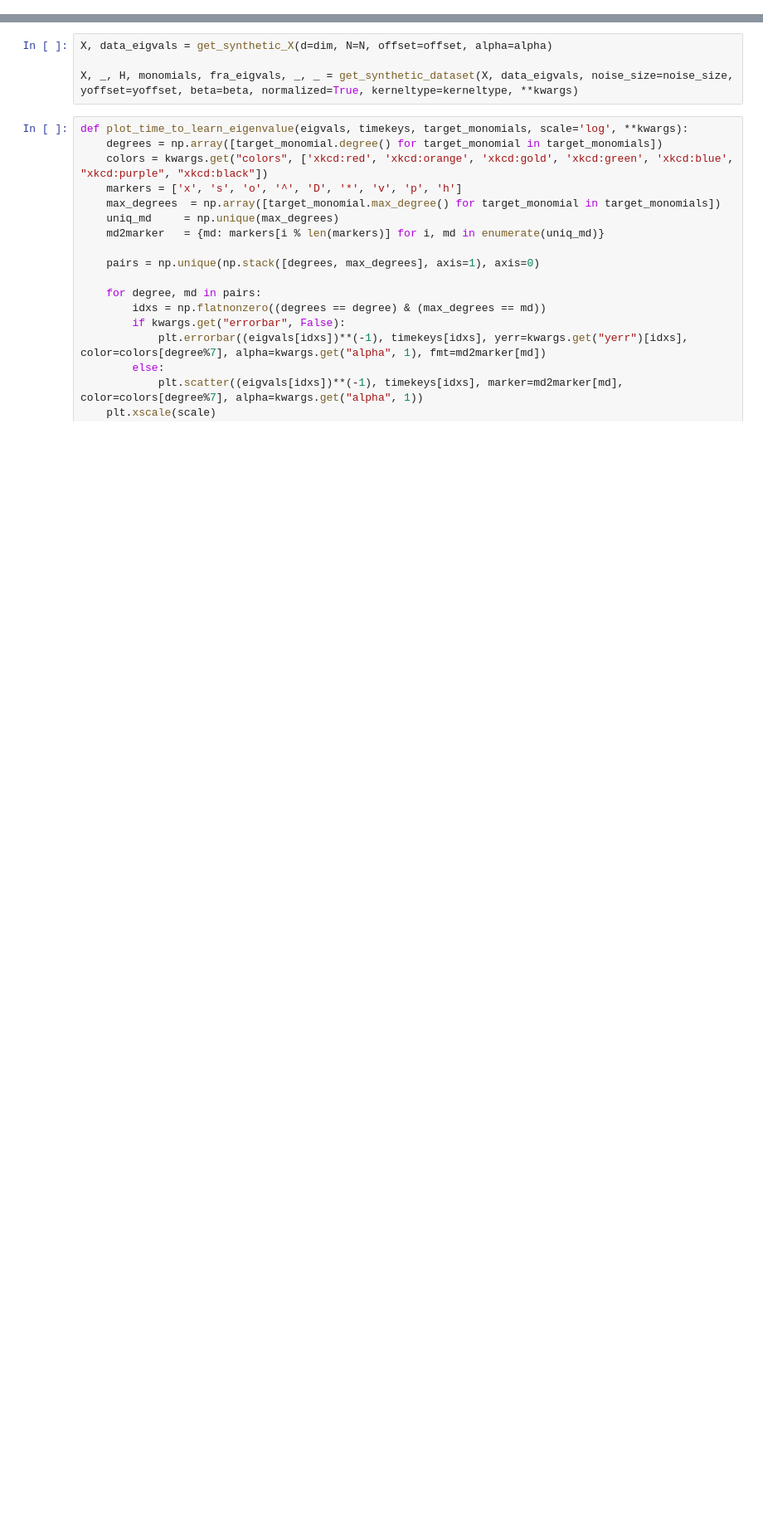
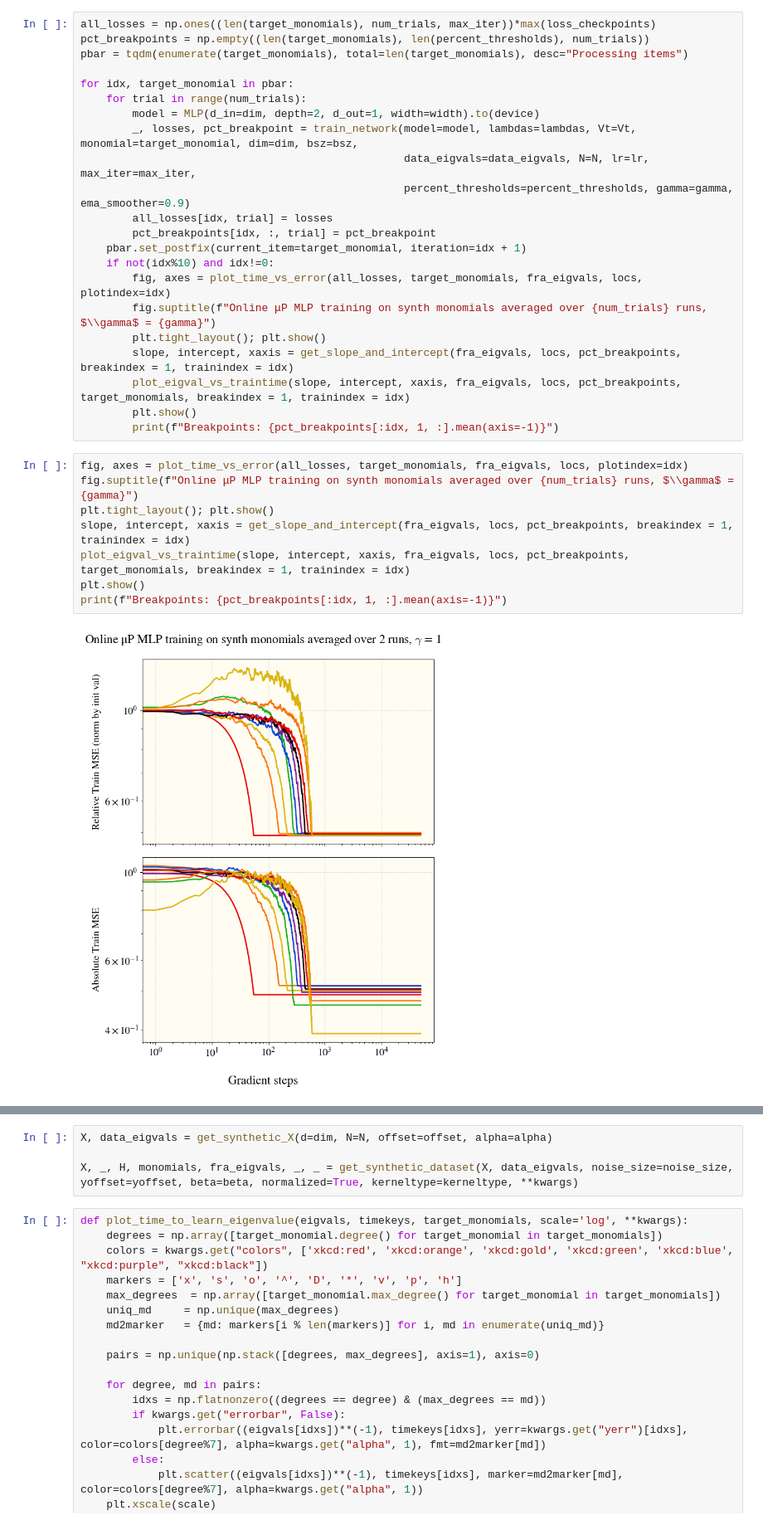
Before and after one commit to james-simon/feature_recombination, a Jupyter notebook: notebooks/MLP-training.ipynb, the cells around one changed output, grey strips where cells are left out. Shown at 83% size. Cells and saved outputs as stored; diff of their text form; blank space fills up the shorter version.

Commit message:
MLP training update

```diff
--- a/notebooks/MLP-training.ipynb
+++ b/notebooks/MLP-training.ipynb
@@ -28,0 +100,32 @@ plt.rc("mathtext", fontset='cm')
+# %%
+all_losses = np.ones((len(target_monomials), num_trials, max_iter))*max(loss_checkpoints)
+pct_breakpoints = np.empty((len(target_monomials), len(percent_thresholds), num_trials))
+pbar = tqdm(enumerate(target_monomials), total=len(target_monomials), desc="Processing items")
+
+for idx, target_monomial in pbar:
+    for trial in range(num_trials):
+        model = MLP(d_in=dim, depth=2, d_out=1, width=width).to(device)
+        _, losses, pct_breakpoint = train_network(model=model, lambdas=lambdas, Vt=Vt, monomial=target_monomial, dim=dim, bsz=bsz,
+                                                  data_eigvals=data_eigvals, N=N, lr=lr, max_iter=max_iter,
+                                                  percent_thresholds=percent_thresholds, gamma=gamma, ema_smoother=0.9)
+        all_losses[idx, trial] = losses
+        pct_breakpoints[idx, :, trial] = pct_breakpoint
+    pbar.set_postfix(current_item=target_monomial, iteration=idx + 1)
+    if not(idx%10) and idx!=0:
+        fig, axes = plot_time_vs_error(all_losses, target_monomials, fra_eigvals, locs, plotindex=idx)
+        fig.suptitle(f"Online μP MLP training on synth monomials averaged over {num_trials} runs, $\\gamma$ = {gamma}")
+        plt.tight_layout(); plt.show()
+        slope, intercept, xaxis = get_slope_and_intercept(fra_eigvals, locs, pct_breakpoints, breakindex = 1, trainindex = idx)
+        plot_eigval_vs_traintime(slope, intercept, xaxis, fra_eigvals, locs, pct_breakpoints, target_monomials, breakindex = 1, trainindex = idx)
+        plt.show()
+        print(f"Breakpoints: {pct_breakpoints[:idx, 1, :].mean(axis=-1)}")
+# %%
+fig, axes = plot_time_vs_error(all_losses, target_monomials, fra_eigvals, locs, plotindex=idx)
+fig.suptitle(f"Online μP MLP training on synth monomials averaged over {num_trials} runs, $\\gamma$ = {gamma}")
+plt.tight_layout(); plt.show()
+slope, intercept, xaxis = get_slope_and_intercept(fra_eigvals, locs, pct_breakpoints, breakindex = 1, trainindex = idx)
+plot_eigval_vs_traintime(slope, intercept, xaxis, fra_eigvals, locs, pct_breakpoints, target_monomials, breakindex = 1, trainindex = idx)
+plt.show()
+print(f"Breakpoints: {pct_breakpoints[:idx, 1, :].mean(axis=-1)}")
+# %% [output]
+[figure, added]
```
Also changed, not shown: parts of 16 cells of this notebook, 3 other files.
